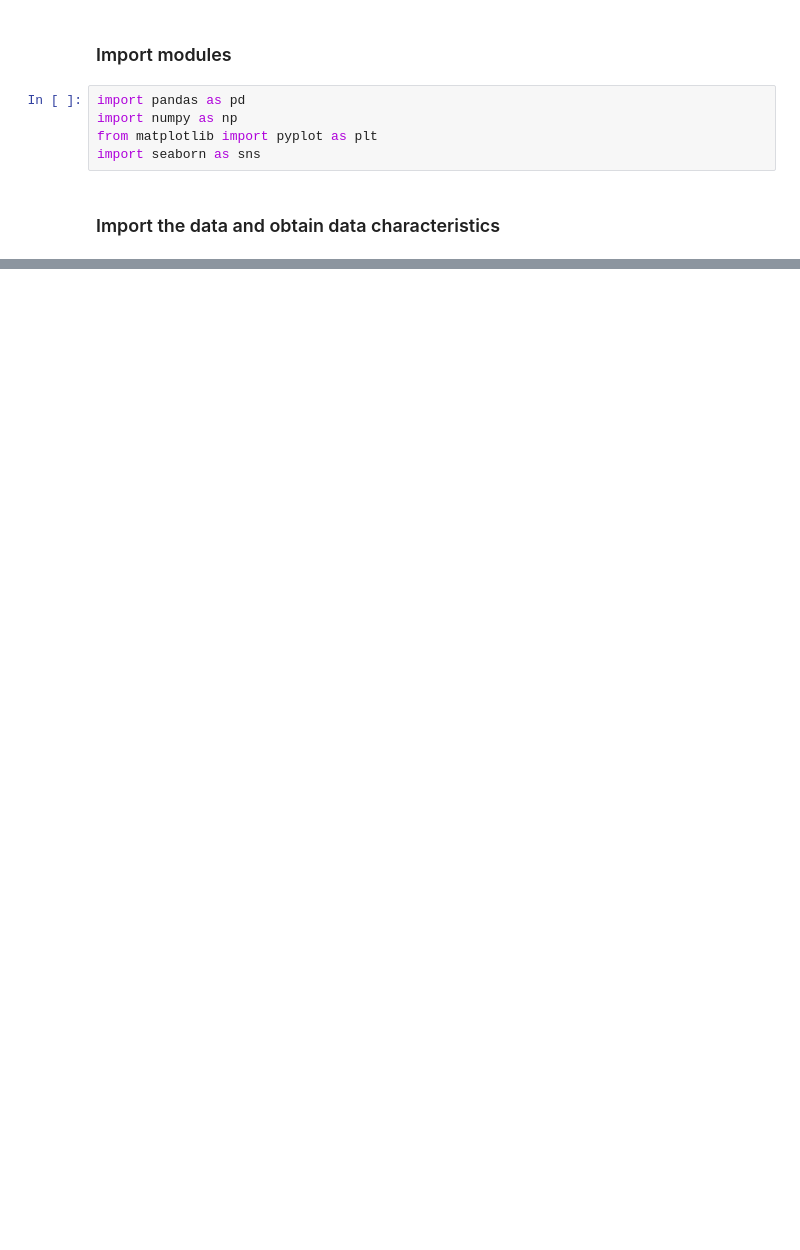
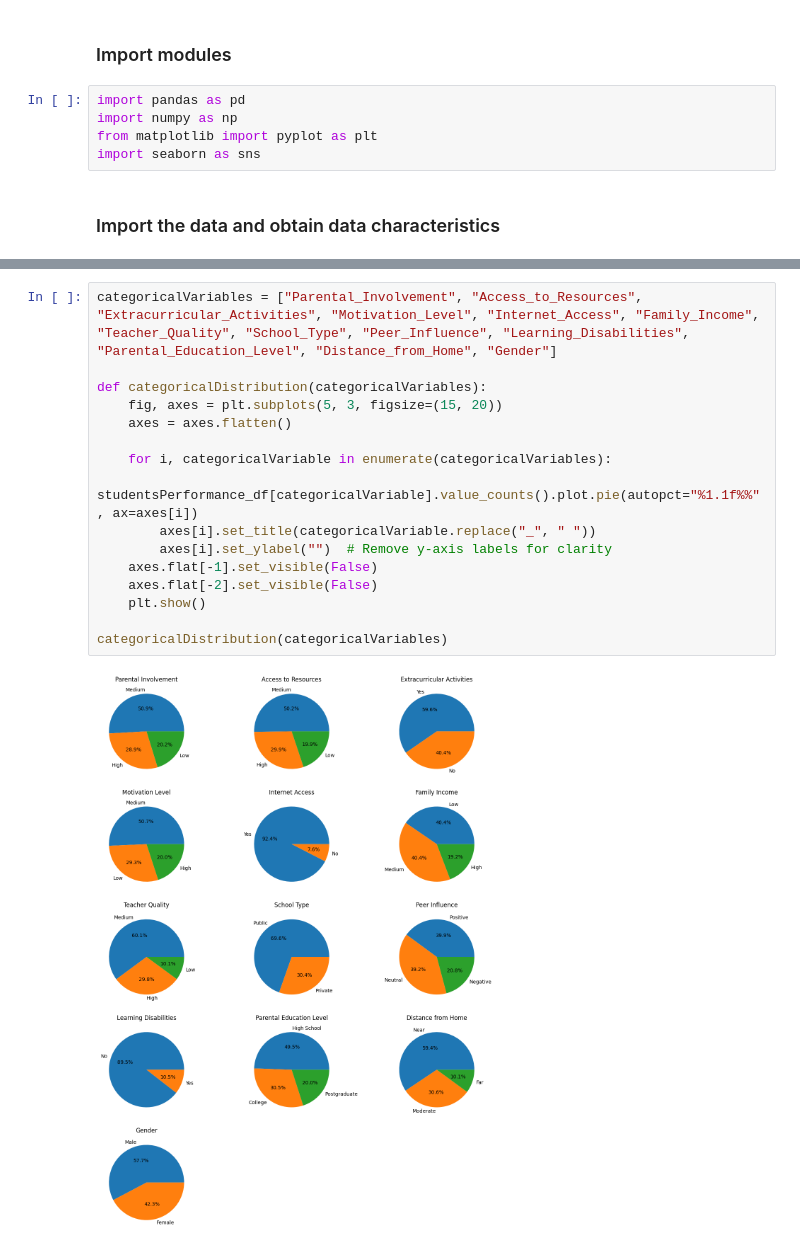
Before and after one commit to JTrehan1/EDARepo, a Jupyter notebook: academicPerformanceEDA/academicPerformanceEDA.ipynb, the cells around one changed output, grey strips where cells are left out. Cells and saved outputs as stored; diff of their text form; blank space fills up the shorter version.

```diff
--- a/academicPerformanceEDA/academicPerformanceEDA.ipynb
+++ b/academicPerformanceEDA/academicPerformanceEDA.ipynb
@@ -52,0 +202,18 @@ studentsPerformance_df = pd.read_csv("/Users/jai/Documents/GitHub/EDARepo/academ
+# %%
+categoricalVariables = ["Parental_Involvement", "Access_to_Resources", "Extracurricular_Activities", "Motivation_Level", "Internet_Access", "Family_Income", "Teacher_Quality", "School_Type", "Peer_Influence", "Learning_Disabilities", "Parental_Education_Level", "Distance_from_Home", "Gender"]
+
+def categoricalDistribution(categoricalVariables):
+    fig, axes = plt.subplots(5, 3, figsize=(15, 20))
+    axes = axes.flatten()
+
+    for i, categoricalVariable in enumerate(categoricalVariables):
+        studentsPerformance_df[categoricalVariable].value_counts().plot.pie(autopct="%1.1f%%", ax=axes[i])
+        axes[i].set_title(categoricalVariable.replace("_", " "))
+        axes[i].set_ylabel("")  # Remove y-axis labels for clarity
+    axes.flat[-1].set_visible(False)
+    axes.flat[-2].set_visible(False)
+    plt.show()
+
+categoricalDistribution(categoricalVariables)
+# %% [output]
+[figure, added]
```
Also changed, not shown: parts of 16 cells of this notebook, 1 other file.
